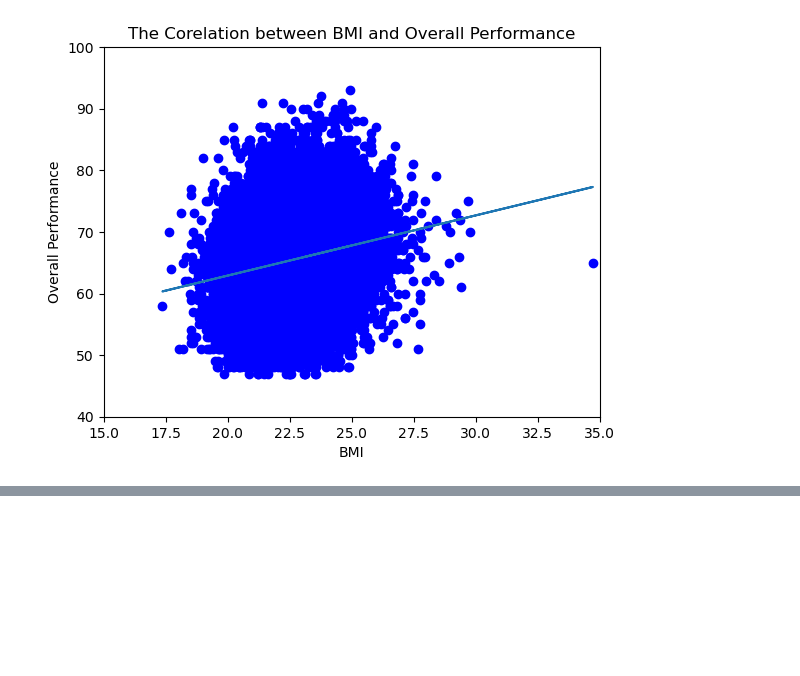
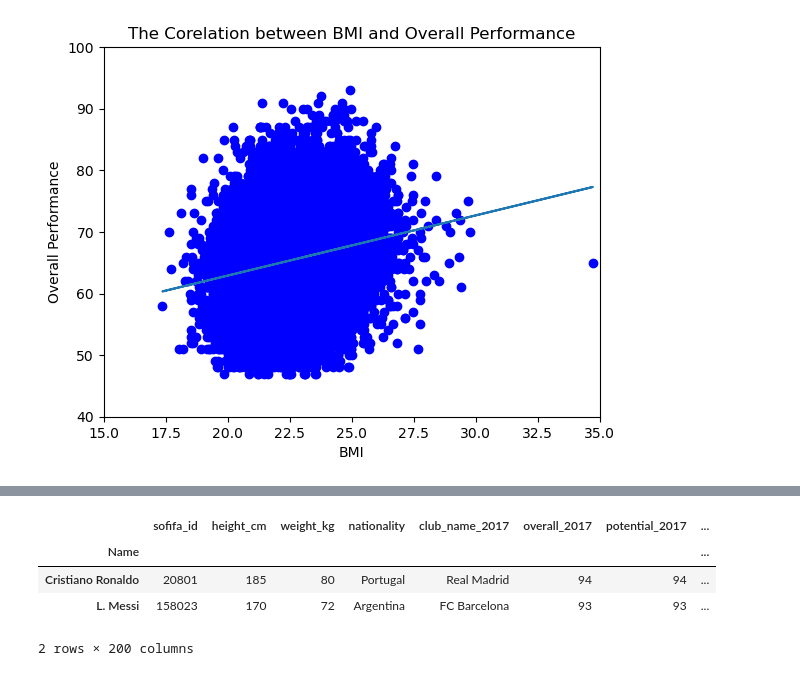
Before and after one commit to Misscoffeecassie/Group-2, a Jupyter notebook: Project_1_Group_2_FIFA_Players.ipynb, the cells around one changed output, grey strips where cells are left out. Cells and saved outputs as stored; diff of their text form; code cells hidden in the pictures; blank space fills up the shorter version.

```diff
--- a/Project_1_Group_2_FIFA_Players.ipynb
+++ b/Project_1_Group_2_FIFA_Players.ipynb
@@ -421,0 +505,43 @@ The correlation between overall performace and BMI: r-value= 0.19, p-value=0.0,
+# %%
+#Adding goal scored and goal assists data to dataframe
+
+#Goals scored for club and country
+#Source: https://www.messivsronaldo.app/calendar-year-stats/
+
+goals_2017 = [53,54]
+goals_2018 = [49,51]
+goals_2019 = [39,50]
+goals_2020 = [44,27]
+goals_2021 = [47,43]
+
+combined_Mes_Ron_data_df["goals_2017"] = goals_2017
+combined_Mes_Ron_data_df["goals_2018"] = goals_2018
+combined_Mes_Ron_data_df["goals_2019"] = goals_2019
+combined_Mes_Ron_data_df["goals_2020"] = goals_2020
+combined_Mes_Ron_data_df["goals_2021"] = goals_2021
+
+#Goal assists for club and country
+#Source: https://www.messivsronaldo.app/calendar-year-stats/
+goal_assist_2017 = [12,16]
+goal_assist_2018 = [13,26]
+goal_assist_2019 = [4,18]
+goal_assist_2020 = [7,19]
+goal_assist_2021 = [7,18]
+
+combined_Mes_Ron_data_df["goal_ast_2017"] = goal_assist_2017
+combined_Mes_Ron_data_df["goal_ast_2018"] = goal_assist_2018
+combined_Mes_Ron_data_df["goal_ast_2019"] = goal_assist_2019
+combined_Mes_Ron_data_df["goal_ast_2020"] = goal_assist_2020
+combined_Mes_Ron_data_df["goal_ast_2021"] = goal_assist_2021
+
+# Export the merged Messi and Ronaldo data to csv
+combined_Mes_Ron_data_df.to_csv("./output_data/Messi_Ronaldo.csv")
+
+# Display the data table for preview
+combined_Mes_Ron_data_df
+# %% [output]
+|  | sofifa_id | height_cm | weight_kg | nationality | club_name_2017 | overall_2017 | potential_2017 | ... |
+| Name |  |  |  |  |  |  |  | ... |
+| Cristiano Ronaldo | 20801 | 185 | 80 | Portugal | Real Madrid | 94 | 94 | ... |
+| L. Messi | 158023 | 170 | 72 | Argentina | FC Barcelona | 93 | 93 | ... |
+2 rows × 200 columns
```
Also changed, not shown: parts of 14 cells of this notebook.
